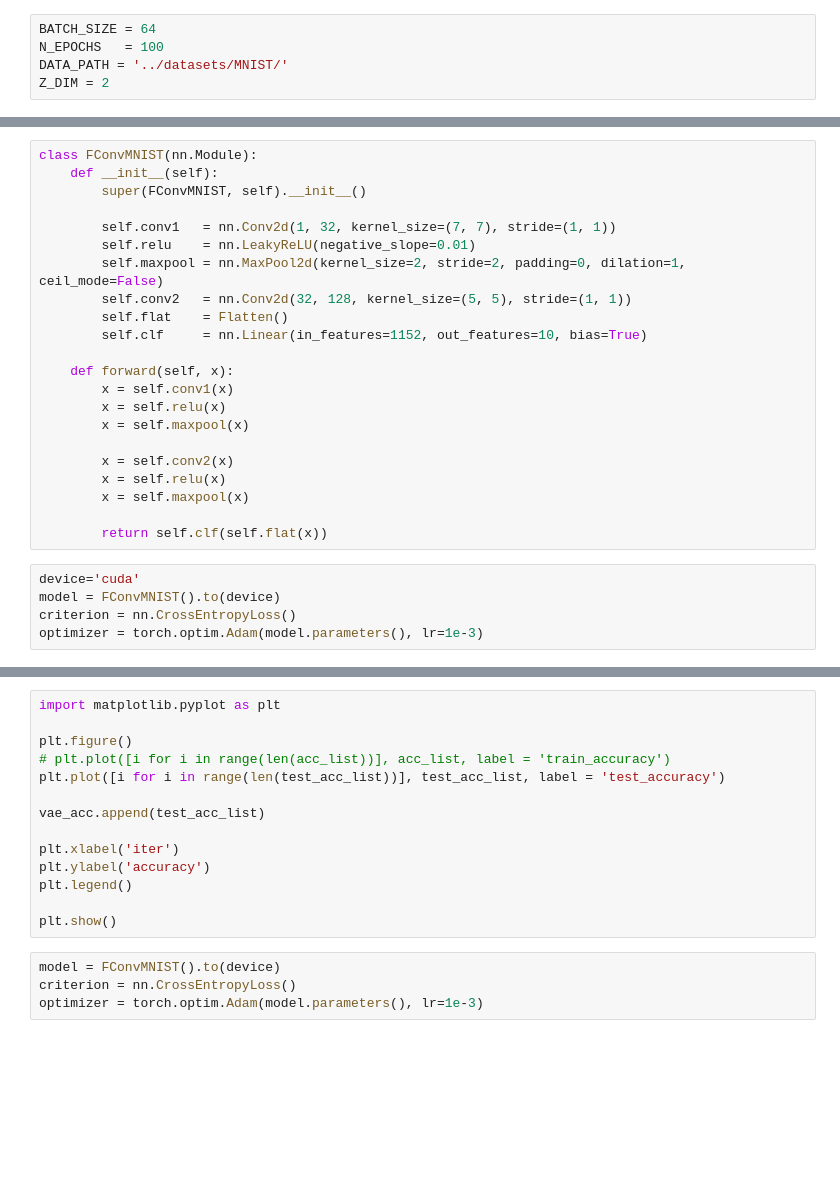
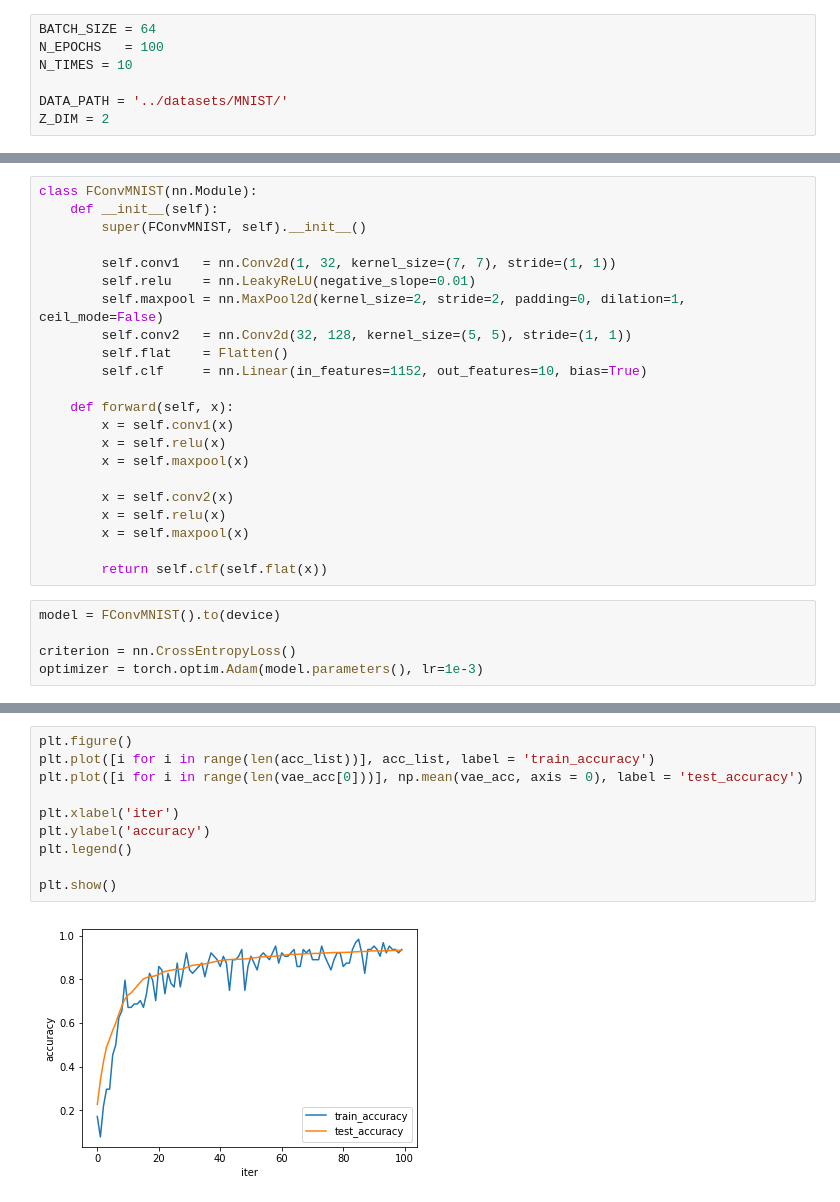
Before and after one commit to DahaKot/Deep-Weight-Prior, a Jupyter notebook: networks_learning-mnist.ipynb, the cells around one changed output, grey strips where cells are left out. Saved outputs shown, nothing was run; the diff lists cells and outputs as text; blank space fills up the shorter version.

```diff
--- a/networks_learning-mnist.ipynb
+++ b/networks_learning-mnist.ipynb
@@ -10,6 +13,8 @@ import matplotlib.pyplot as plt
 # %%
 BATCH_SIZE = 64
 N_EPOCHS   = 100
+N_TIMES = 10
+
 DATA_PATH = '../datasets/MNIST/'
 Z_DIM = 2
 # %%
@@ -145,7 +150,7 @@ class FConvMNIST(nn.Module):
 
         return self.clf(self.flat(x))
 # %%
-device='cuda'
 model = FConvMNIST().to(device)
+
 criterion = nn.CrossEntropyLoss()
 optimizer = torch.optim.Adam(model.parameters(), lr=1e-3)
@@ -260,19 +254,13 @@ samples  5184
 # %%
-import matplotlib.pyplot as plt
-
 plt.figure()
-# plt.plot([i for i in range(len(acc_list))], acc_list, label = 'train_accuracy')
-plt.plot([i for i in range(len(test_acc_list))], test_acc_list, label = 'test_accuracy')
-
-vae_acc.append(test_acc_list)
+plt.plot([i for i in range(len(acc_list))], acc_list, label = 'train_accuracy')
+plt.plot([i for i in range(len(vae_acc[0]))], np.mean(vae_acc, axis = 0), label = 'test_accuracy')
 
 plt.xlabel('iter')
 plt.ylabel('accuracy')
 plt.legend()
 
 plt.show()
+# %% [output]
+[figure, added]
-# %%
-model = FConvMNIST().to(device)
-criterion = nn.CrossEntropyLoss()
-optimizer = torch.optim.Adam(model.parameters(), lr=1e-3)
 # %%
```
Also changed, not shown: parts of 12 cells of this notebook, 3 other files.
